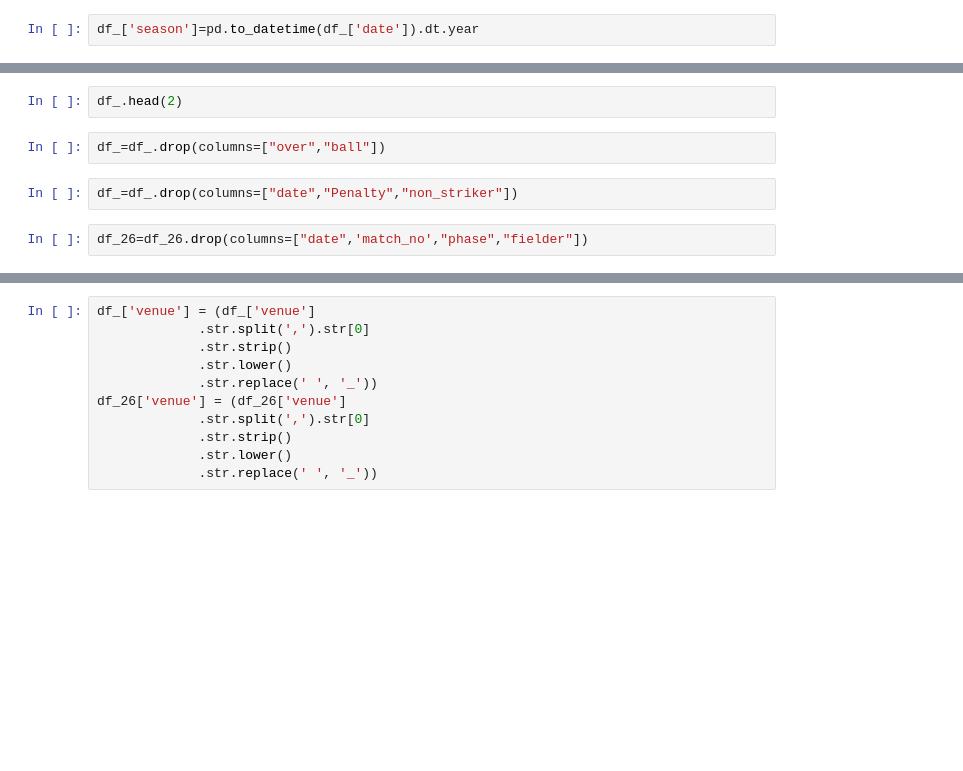
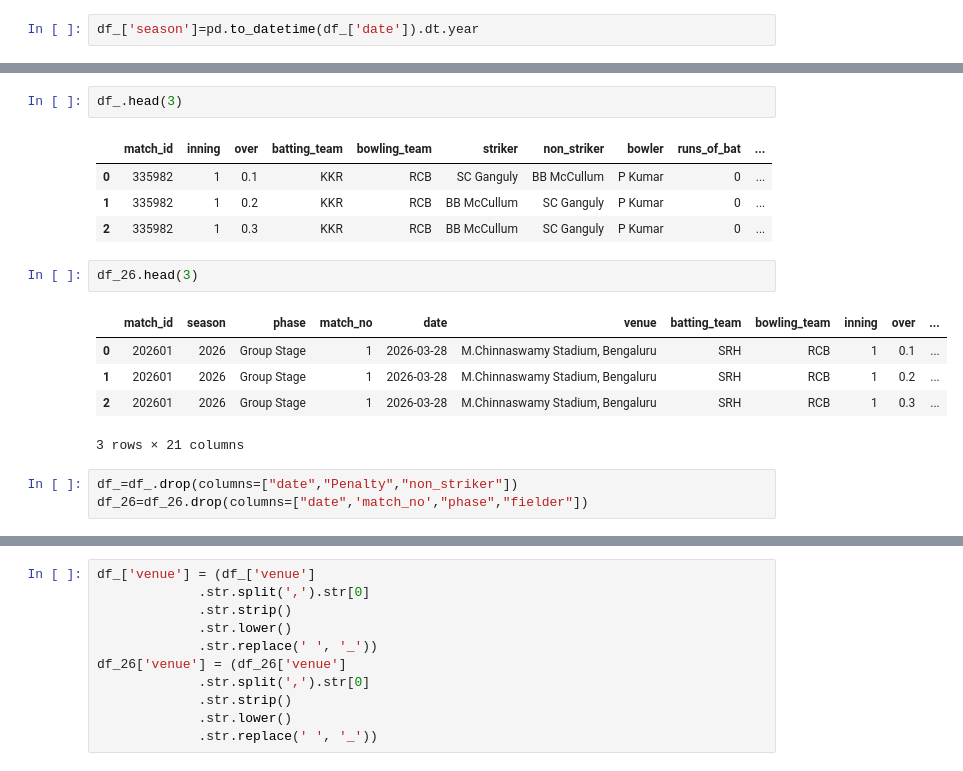
Before and after one commit to DeepanshuSharma1607/ipl-winner-pedictor, a Jupyter notebook: ipl.ipynb, the cells around one changed output, grey strips where cells are left out. Drawn from its saved outputs; the diff is of its cells as text; blank space fills up the shorter version.

```diff
--- a/ipl.ipynb
+++ b/ipl.ipynb
@@ -151,11 +187,21 @@ df_ = df_.merge(
 # %%
-df_.head(2)
+df_.head(3)
+# %% [output]
+|  | match_id | inning | over | batting_team | bowling_team | striker | non_striker | bowler | runs_of_bat | ... |
+| 0 | 335982 | 1 | 0.1 | KKR | RCB | SC Ganguly | BB McCullum | P Kumar | 0 | ... |
+| 1 | 335982 | 1 | 0.2 | KKR | RCB | BB McCullum | SC Ganguly | P Kumar | 0 | ... |
+| 2 | 335982 | 1 | 0.3 | KKR | RCB | BB McCullum | SC Ganguly | P Kumar | 0 | ... |
-# %%
-df_=df_.drop(columns=["over","ball"])
+# %%
+df_26.head(3)
+# %% [output]
+|  | match_id | season | phase | match_no | date | venue | batting_team | bowling_team | inning | over | ... |
+| 0 | 202601 | 2026 | Group Stage | 1 | 2026-03-28 | M.Chinnaswamy Stadium, Bengaluru | SRH | RCB | 1 | 0.1 | ... |
+| 1 | 202601 | 2026 | Group Stage | 1 | 2026-03-28 | M.Chinnaswamy Stadium, Bengaluru | SRH | RCB | 1 | 0.2 | ... |
+| 2 | 202601 | 2026 | Group Stage | 1 | 2026-03-28 | M.Chinnaswamy Stadium, Bengaluru | SRH | RCB | 1 | 0.3 | ... |
+3 rows × 21 columns
 # %%
 df_=df_.drop(columns=["date","Penalty","non_striker"])
+df_26=df_26.drop(columns=["date",'match_no',"phase","fielder"])
-# %%
-df_26=df_26.drop(columns=["date",'match_no',"phase","fielder"])
 # %%
 print(df_.shape)
 print(df_26.shape)
```
Also changed, not shown: parts of 72 cells of this notebook.
